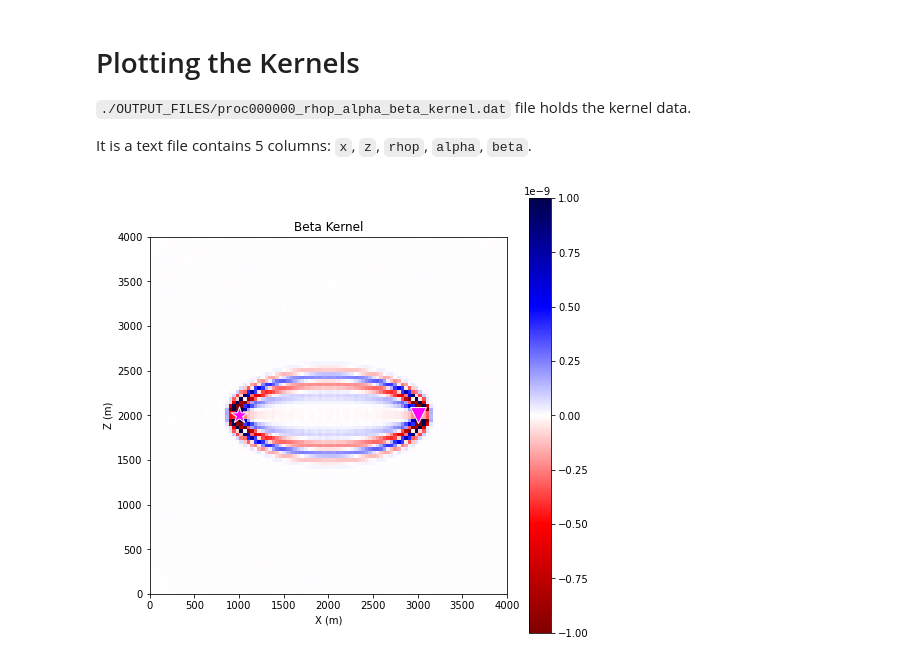
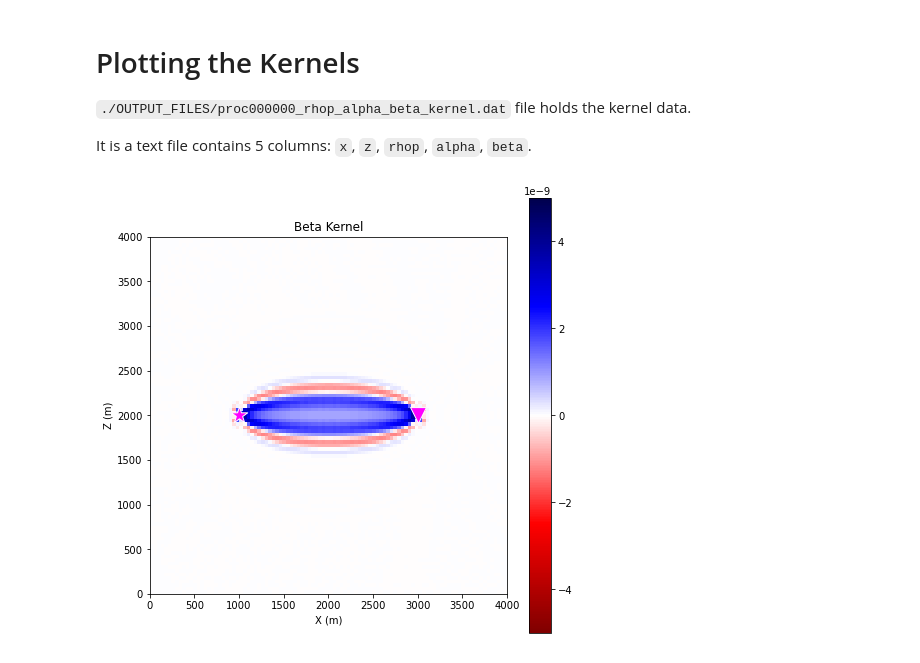
Before and after one commit to rdno/simple_2d_kernel, a Jupyter notebook: Simple_Specfem2D_Kernel.ipynb, the cells around one changed output. Saved outputs shown, nothing was run; the diff lists cells and outputs as text; code cells hidden in the pictures.

```diff
--- a/Simple_Specfem2D_Kernel.ipynb
+++ b/Simple_Specfem2D_Kernel.ipynb
@@ -385,31 +385,31 @@ x = data[:, 0]
 # second column: z
 z = data[:, 1]
 # fifth column: beta_kernel
-beta = data[:, 2]
+beta = data[:, 4]
 # %%
 # For plotting, you can check: specfem2D/utils/Visualization/plot_kernel.py
 
 # First we need to get the data into proper format
 X, Z, BETA = grid(x, z, beta)
 
 # vmax = np.max(np.abs(beta))
-vmax = 1e-9
+vmax = 5e-9
 
 fig, ax = plt.subplots(figsize=(8, 8))
 
 
 
 im = ax.imshow(BETA, vmax=vmax, vmin=-vmax, extent=[x.min(), x.max(), z.min(), z.max()],
                cmap="seismic_r")
 ax.set_xlabel("X (m)")
 ax.set_ylabel("Z (m)")
 ax.set_title("Beta Kernel")
 
 
 # Plot source and station
 ax.scatter(1000, 2000, 300, marker="*", color="magenta", edgecolor="white")
 ax.scatter(3000, 2000, 250, marker="v", color="magenta", edgecolor="white")
 
 plt.colorbar(im, ax=ax);
 # %% [output]
-[figure, old version]
+[figure, new version]
```
Also changed, not shown: parts of 6 cells of this notebook.
